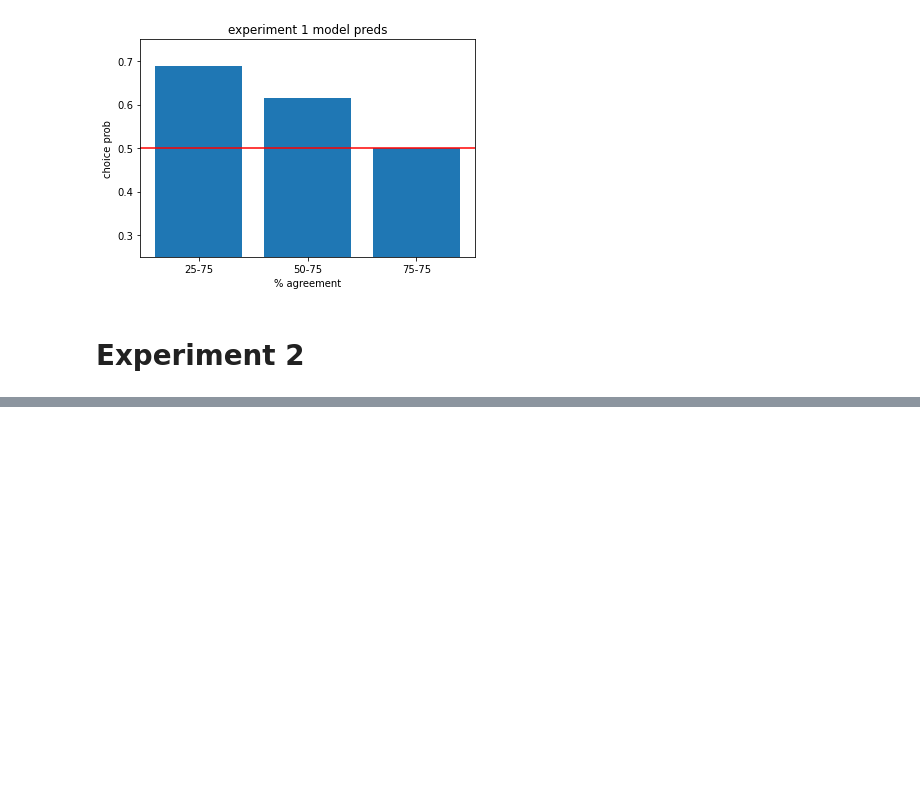
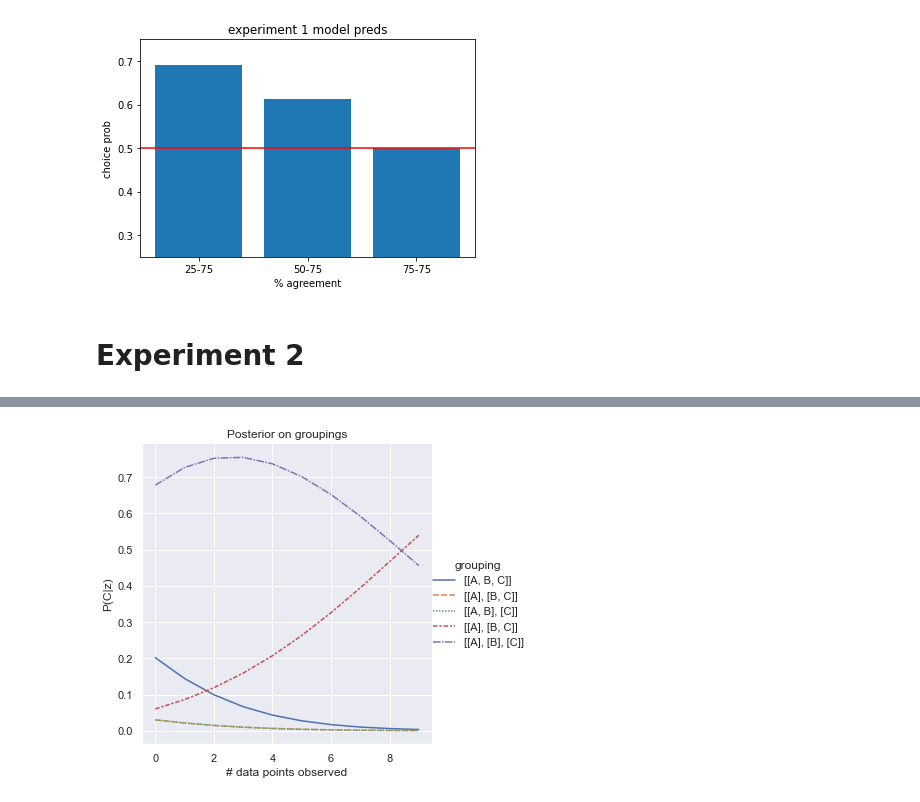
Before and after one commit to aliciamchen/structure-learning, a Jupyter notebook: GershmanPouncyGweon2017.ipynb, the cells around one changed output, grey strips where cells are left out. Saved outputs shown, nothing was run; the diff lists cells and outputs as text; code cells hidden in the pictures; blank space fills up the shorter version.

```diff
--- a/GershmanPouncyGweon2017.ipynb
+++ b/GershmanPouncyGweon2017.ipynb
@@ -556,0 +739,8 @@ This time, you have four people, and you are trying to figure out their choices
+# %%
+# Concat all dataframes over time
+
+df_prog = pd.concat([steps[i][0] for i in range(len(steps))], keys=[i for i in range(len(steps))], names=["time", "group_idx"])
+# %%
+df_prog = df_prog.reset_index().drop(columns=["group_idx"])
+# %%
+df_prog['grouping'] = df_prog['grouping'].astype('str')  # change dtype of grouping to plot
@@ -556,0 +767,14 @@ This time, you have four people, and you are trying to figure out their choices
+# %%
+# plots
+
+# Posterior on groupings
+g = sns.relplot(data=df_prog, x="time", y="PzGC", hue="grouping", kind="line", style="grouping")
+new_labels = ['[[A, B, C]]', '[[A], [B, C]]', '[[A, B], [C]]', '[[A], [B, C]]', '[[A], [B], [C]]']
+for t, l in zip(g._legend.texts, new_labels):
+    t.set_text(l)
+plt.title("Posterior on groupings")
+plt.ylabel("P(C|z)")
+plt.xlabel("# data points observed")
+plt.show()
+# %% [output]
+[figure, added]
```
Also changed, not shown: parts of 43 cells of this notebook.
